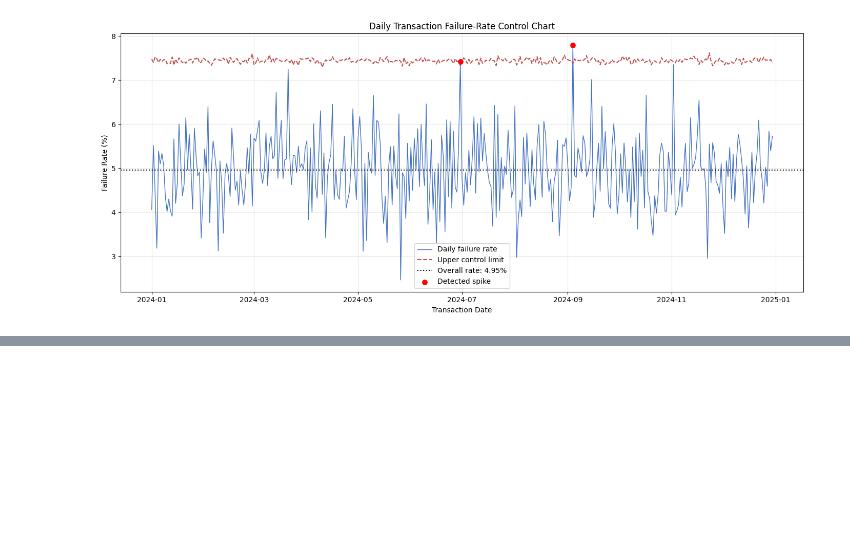
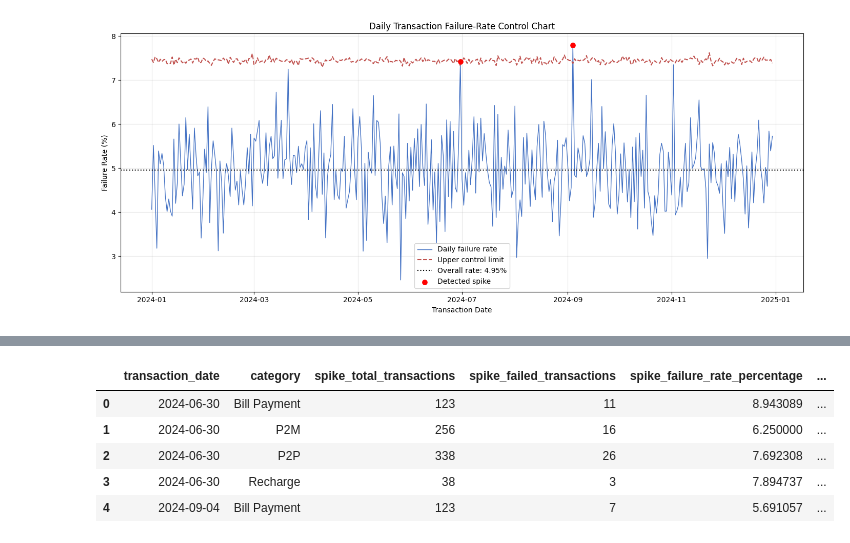
Before and after one commit to KaviyaVelmurugan/upi-transaction-intelligence-platform, a Jupyter notebook: notebooks/02_eda.ipynb, the cells around one changed output, grey strips where cells are left out. Saved outputs shown, nothing was run; the diff lists cells and outputs as text; code cells hidden in the pictures; blank space fills up the shorter version.

```diff
--- a/notebooks/02_eda.ipynb
+++ b/notebooks/02_eda.ipynb
@@ -2744,0 +2839,92 @@ plt.show()
+# %%
+root_cause_tables = []
+
+for dimension in analysis_dimensions:
+
+    # Normal failure performance for every category
+    baseline = (
+        normal_transactions
+        .groupby(dimension, dropna=False)
+        .agg(
+            baseline_total_transactions=("transaction_id", "count"),
+            baseline_failed_transactions=(
+                "transaction_status",
+                lambda values: (values == "FAILED").sum()
+            )
+        )
+        .reset_index()
+    )
+
+    baseline["baseline_failure_rate_percentage"] = (
+        baseline["baseline_failed_transactions"]
+        / baseline["baseline_total_transactions"]
+        * 100
+    )
+
+    # Performance of every category on each spike date
+    spike_summary = (
+        spike_transactions
+        .groupby(["transaction_date", dimension], dropna=False)
+        .agg(
+            spike_total_transactions=("transaction_id", "count"),
+            spike_failed_transactions=(
+                "transaction_status",
+                lambda values: (values == "FAILED").sum()
+            )
+        )
+        .reset_index()
+    )
+
+    spike_summary["spike_failure_rate_percentage"] = (
+        spike_summary["spike_failed_transactions"]
+        / spike_summary["spike_total_transactions"]
+        * 100
+    )
+
+    # Share of the day's failures contributed by each category
+    spike_summary["spike_failure_share_percentage"] = (
+        spike_summary["spike_failed_transactions"]
+        / spike_summary.groupby("transaction_date")[
+            "spike_failed_transactions"
+        ].transform("sum")
+        * 100
+    )
+
+    # Compare spike performance with the normal baseline
+    comparison = spike_summary.merge(
+        baseline[
+            [
+                dimension,
+                "baseline_failure_rate_percentage"
+            ]
+        ],
+        on=dimension,
+        how="left"
+    )
+
+    comparison["failure_rate_lift_pp"] = (
+        comparison["spike_failure_rate_percentage"]
+        - comparison["baseline_failure_rate_percentage"]
+    )
+
+    comparison["dimension"] = dimension
+
+    comparison = comparison.rename(
+        columns={dimension: "category"}
+    )
+
+    root_cause_tables.append(comparison)
+
+root_cause_detail = pd.concat(
+    root_cause_tables,
+    ignore_index=True
+)
+
+root_cause_detail.head()
+# %% [output]
+|  | transaction_date | category | spike_total_transactions | spike_failed_transactions | spike_failure_rate_percentage | ... |
+| 0 | 2024-06-30 | Bill Payment | 123 | 11 | 8.943089 | ... |
+| 1 | 2024-06-30 | P2M | 256 | 16 | 6.250000 | ... |
+| 2 | 2024-06-30 | P2P | 338 | 26 | 7.692308 | ... |
+| 3 | 2024-06-30 | Recharge | 38 | 3 | 7.894737 | ... |
+| 4 | 2024-09-04 | Bill Payment | 123 | 7 | 5.691057 | ... |
```
Also changed, not shown: parts of 6 cells of this notebook, 1 other file.
